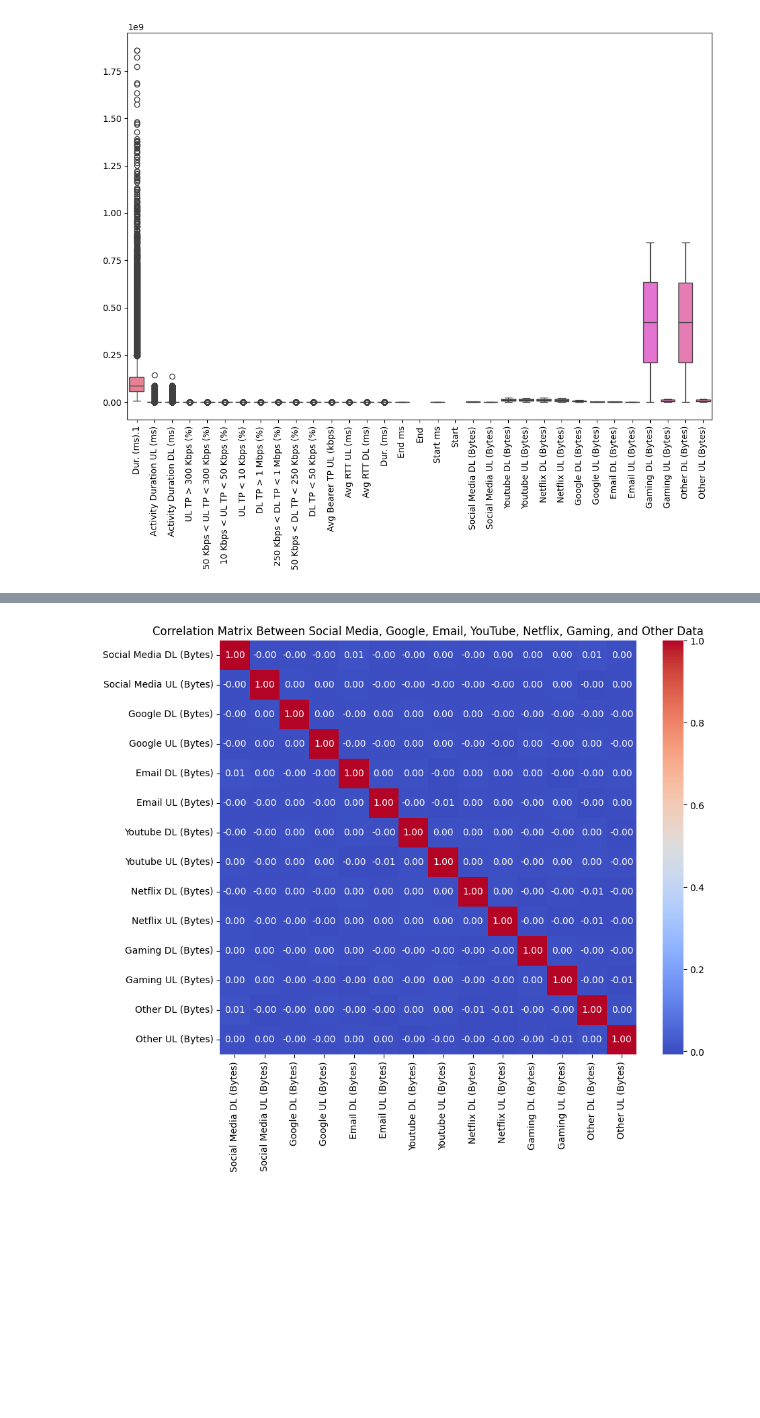
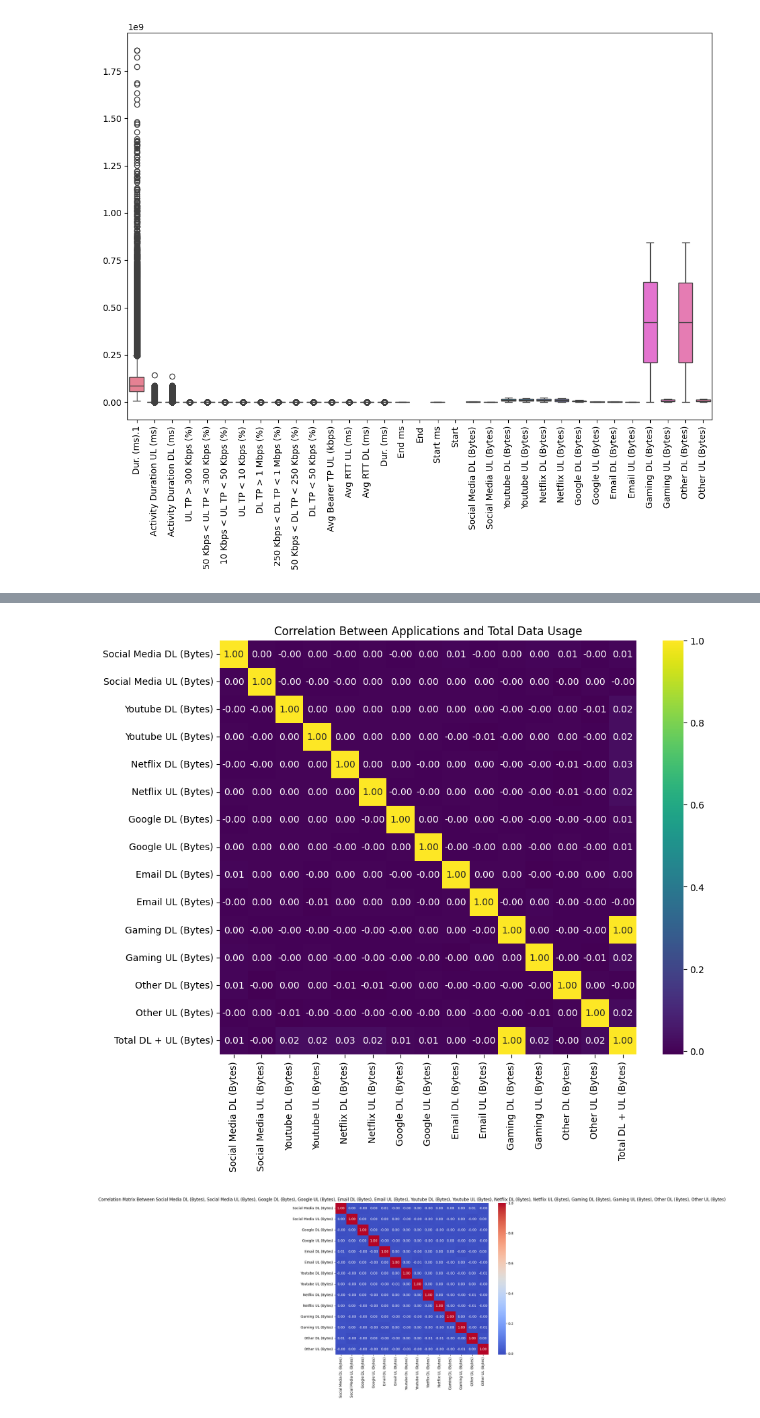
Before and after one commit to Ephrem0001/Telecommunication-dataset-analysis, a Jupyter notebook: notebooks/User_Overview_Analysis.ipynb, the cells around one changed output, grey strips where cells are left out. Drawn from its saved outputs; the diff is of its cells as text; code cells hidden in the pictures; blank space fills up the shorter version.

```diff
--- a/notebooks/User_Overview_Analysis.ipynb
+++ b/notebooks/User_Overview_Analysis.ipynb
@@ -137,0 +75,2 @@ df.shape
+# %%
+df = drop_columns_with_missing_values(df)
@@ -137,0 +79,3 @@ df.shape
+# %%
+df = impute_numerical_columns(df)
+df = df.dropna()
@@ -391,14 +262,0 @@ Number of outliers after treatment: 20748
-# %%
-# Convert all columns to numeric, coercing errors
-df_cleaned = df.apply(pd.to_numeric, errors='coerce')
-
-
-mean_values = df_cleaned.mean()
-median_values = df_cleaned.median()
-std_dev_values = df_cleaned.std()
-variance_values = df_cleaned.var()
-
-print("Mean Values:\n", mean_values)
-print("\n\nMedian Values:\n", median_values)
-print("\n\nStandard Deviation:\n", std_dev_values)
-print("\n\nVariance:\n", variance_values)
@@ -531,21 +338,18 @@ plt.show()
+# %%
+analyze_application_correlations(df_cleaned, applications)
+# %% [output]
+[figure, added]
 # %%
 # Define the relevant columns for analysis
 columns = ['Social Media DL (Bytes)', 'Social Media UL (Bytes)',
-           'Google DL (Bytes)', 'Google UL (Bytes)',
-           'Email DL (Bytes)', 'Email UL (Bytes)',
-           'Youtube DL (Bytes)', 'Youtube UL (Bytes)',
-           'Netflix DL (Bytes)', 'Netflix UL (Bytes)',
-           'Gaming DL (Bytes)', 'Gaming UL (Bytes)',
-           'Other DL (Bytes)', 'Other UL (Bytes)']
+    'Google DL (Bytes)', 'Google UL (Bytes)',
+    'Email DL (Bytes)', 'Email UL (Bytes)',
+    'Youtube DL (Bytes)', 'Youtube UL (Bytes)',
+    'Netflix DL (Bytes)', 'Netflix UL (Bytes)',
+    'Gaming DL (Bytes)', 'Gaming UL (Bytes)',
+    'Other DL (Bytes)', 'Other UL (Bytes)']
 
-# Compute the correlation matrix
-correlation_matrix = df_cleaned[columns].corr()
-
-# Plot the correlation matrix as a heatmap
-plt.figure(figsize=(10, 8))
-sns.heatmap(correlation_matrix, annot=True, cmap='coolwarm', fmt='.2f')
-plt.title('Correlation Matrix Between Social Media, Google, Email, YouTube, Netflix, Gaming, and Other Data')
-plt.show()
+analyze_correlation_matrix(df_cleaned, columns)
 # %% [output]
-[figure, old version]
+[figure, new version]
 # %%
```
Also changed, not shown: parts of 34 cells of this notebook, 2 other files.
